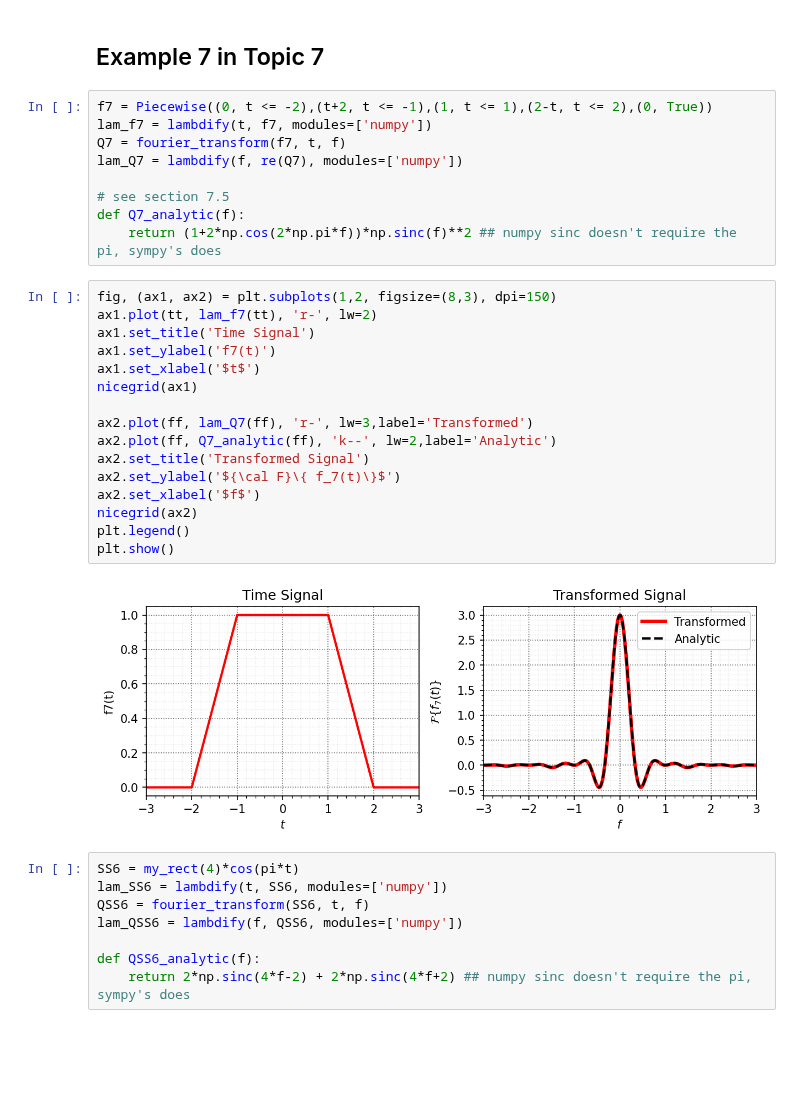
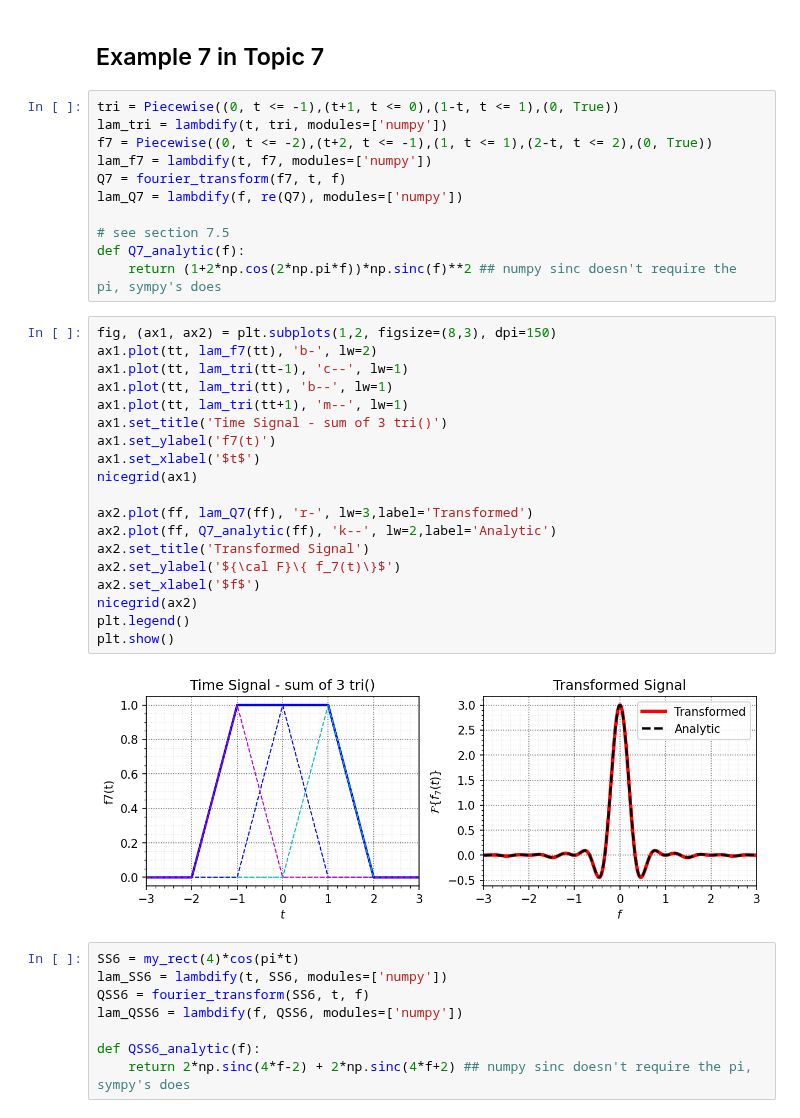
Before and after one commit to JonHowMIT/Signals_and_Systems, a Jupyter notebook: 16_002_Topic6_example3.ipynb, the cells around one changed output. Cells and saved outputs as stored; diff of their text form; blank space fills up the shorter version.

```diff
--- a/16_002_Topic6_example3.ipynb
+++ b/16_002_Topic6_example3.ipynb
@@ -189,6 +189,8 @@ plt.show()
 # %% [markdown]
 ## Example 7 in Topic 7
 # %%
+tri = Piecewise((0, t <= -1),(t+1, t <= 0),(1-t, t <= 1),(0, True))
+lam_tri = lambdify(t, tri, modules=['numpy'])
 f7 = Piecewise((0, t <= -2),(t+2, t <= -1),(1, t <= 1),(2-t, t <= 2),(0, True))
 lam_f7 = lambdify(t, f7, modules=['numpy'])
 Q7 = fourier_transform(f7, t, f)
@@ -199,22 +201,25 @@ def Q7_analytic(f):
     return (1+2*np.cos(2*np.pi*f))*np.sinc(f)**2 ## numpy sinc doesn't require the pi, sympy's does
 # %%
 fig, (ax1, ax2) = plt.subplots(1,2, figsize=(8,3), dpi=150)
-ax1.plot(tt, lam_f7(tt), 'r-', lw=2)
-ax1.set_title('Time Signal')
+ax1.plot(tt, lam_f7(tt), 'b-', lw=2)
+ax1.plot(tt, lam_tri(tt-1), 'c--', lw=1)
+ax1.plot(tt, lam_tri(tt), 'b--', lw=1)
+ax1.plot(tt, lam_tri(tt+1), 'm--', lw=1)
+ax1.set_title('Time Signal - sum of 3 tri()')
 ax1.set_ylabel('f7(t)')
 ax1.set_xlabel('$t$')
 nicegrid(ax1)
 
 ax2.plot(ff, lam_Q7(ff), 'r-', lw=3,label='Transformed')
 ax2.plot(ff, Q7_analytic(ff), 'k--', lw=2,label='Analytic')
 ax2.set_title('Transformed Signal')
 ax2.set_ylabel('${\cal F}\{ f_7(t)\}$')
 ax2.set_xlabel('$f$')
 nicegrid(ax2)
 plt.legend()
 plt.show()
 # %% [output]
-[figure, old version]
+[figure, new version]
 # %%
 SS6 = my_rect(4)*cos(pi*t)
 lam_SS6 = lambdify(t, SS6, modules=['numpy'])
```
Also changed, not shown: parts of 1 cell of this notebook.
